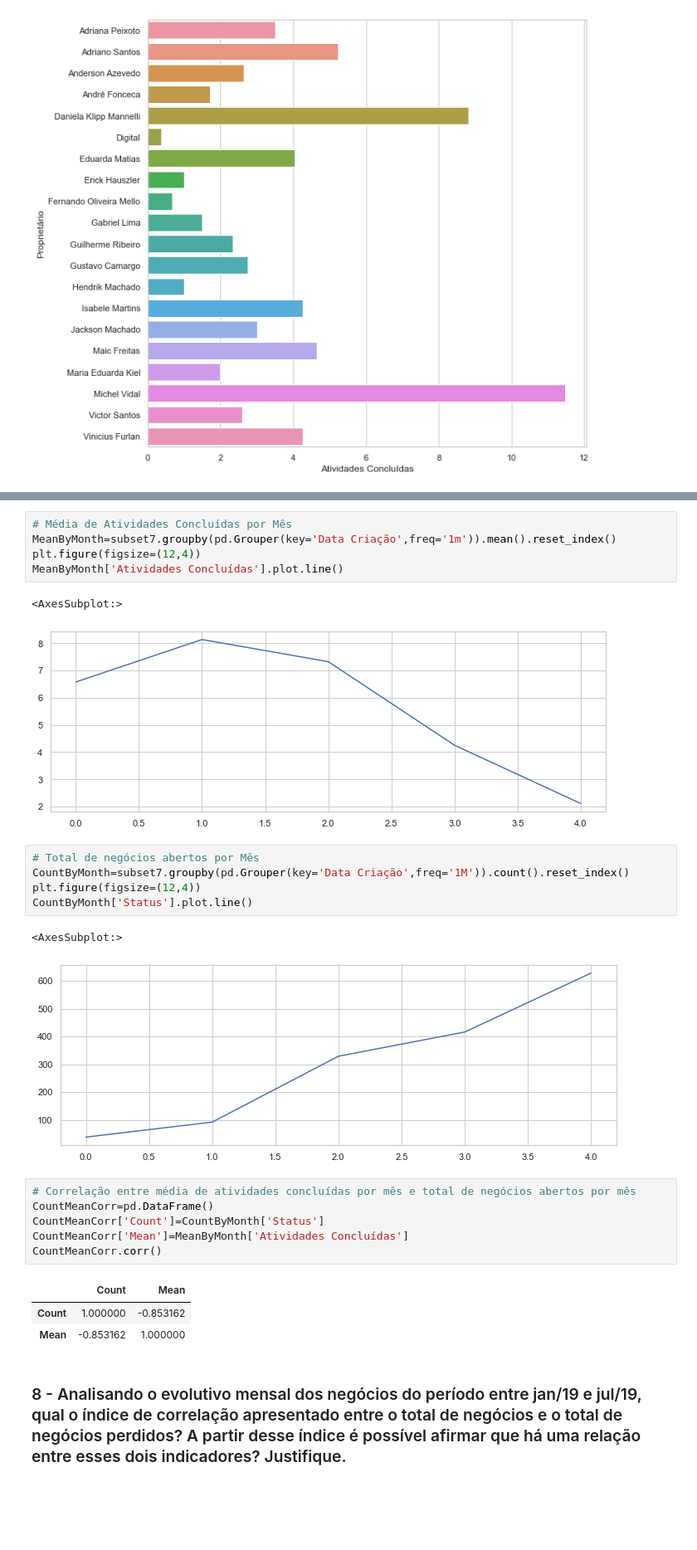
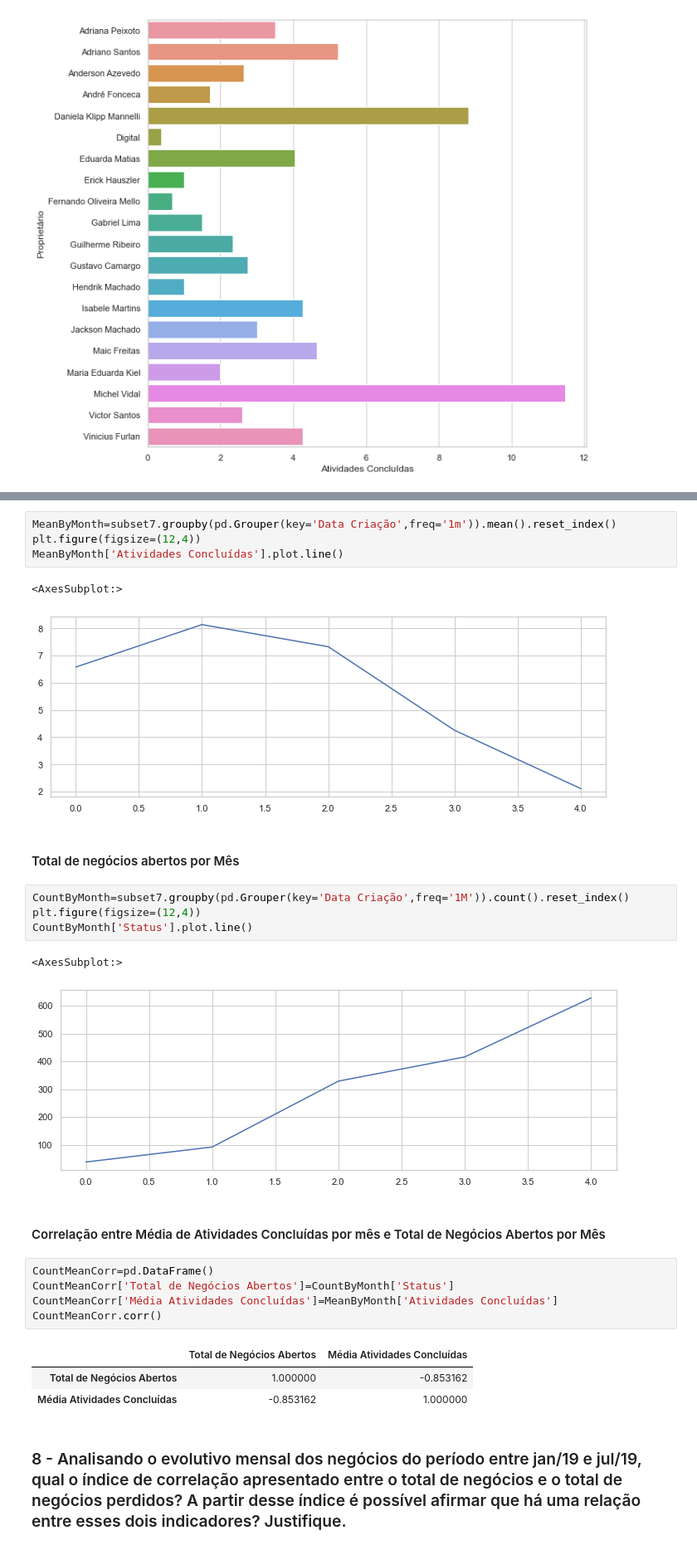
Before and after one commit to lunarti/Data-Challenge, a Jupyter notebook: parte 1.1.ipynb, the cells around one changed output, grey strips where cells are left out. Shown at 83% size. Cells and saved outputs as stored; diff of their text form; blank space fills up the shorter version.

```diff
--- a/parte 1.1.ipynb
+++ b/parte 1.1.ipynb
@@ -232,29 +249,30 @@ CountMeanCorr.corr()
 # %%
-# Média de Atividades Concluídas por Mês
 MeanByMonth=subset7.groupby(pd.Grouper(key='Data Criação',freq='1m')).mean().reset_index()
 plt.figure(figsize=(12,4))
 MeanByMonth['Atividades Concluídas'].plot.line()
 # %% [output]
 <AxesSubplot:>
 [figure]
+# %% [markdown]
+#### Total de negócios abertos por Mês
 # %%
-# Total de negócios abertos por Mês
 CountByMonth=subset7.groupby(pd.Grouper(key='Data Criação',freq='1M')).count().reset_index()
 plt.figure(figsize=(12,4))
 CountByMonth['Status'].plot.line()
 # %% [output]
 <AxesSubplot:>
 [figure]
+# %% [markdown]
+#### Correlação entre Média de Atividades Concluídas por mês e Total de Negócios Abertos por Mês
 # %%
-# Correlação entre média de atividades concluídas por mês e total de negócios abertos por mês
 CountMeanCorr=pd.DataFrame()
-CountMeanCorr['Count']=CountByMonth['Status']
-CountMeanCorr['Mean']=MeanByMonth['Atividades Concluídas']
+CountMeanCorr['Total de Negócios Abertos']=CountByMonth['Status']
+CountMeanCorr['Média Atividades Concluídas']=MeanByMonth['Atividades Concluídas']
 CountMeanCorr.corr()
 # %% [output]
-|  | Count | Mean |
-| Count | 1.000000 | -0.853162 |
-| Mean | -0.853162 | 1.000000 |
+|  | Total de Negócios Abertos | Média Atividades Concluídas |
+| Total de Negócios Abertos | 1.000000 | -0.853162 |
+| Média Atividades Concluídas | -0.853162 | 1.000000 |
 # %% [markdown]
 ### 8 - Analisando o evolutivo mensal dos negócios do período entre jan/19 e jul/19, qual o índice de correlação apresentado entre o total de negócios e o total de negócios perdidos? A partir desse índice é possível afirmar que há uma relação entre esses dois indicadores? Justifique.
 # %%
```
Also changed, not shown: parts of 12 cells of this notebook.
